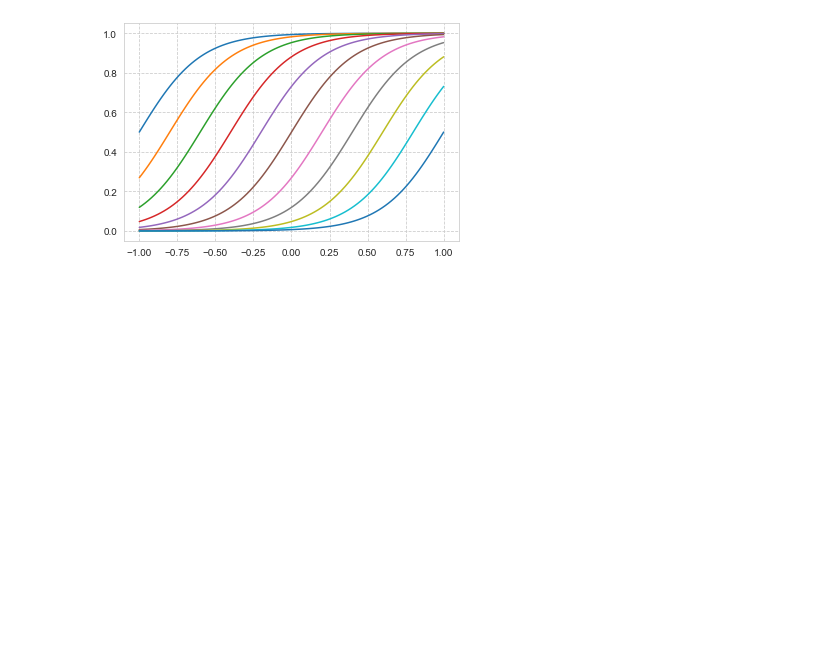
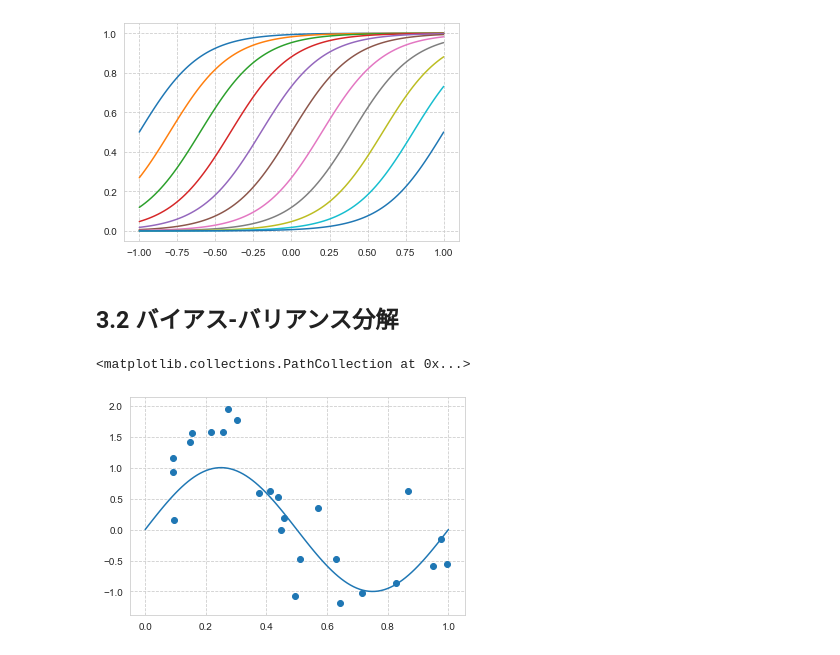
Before and after one commit to Asunaro276/PRML, a Jupyter notebook: lesson3.ipynb, the cells around one changed output. Cells and saved outputs as stored; diff of their text form; code cells hidden in the pictures; blank space fills up the shorter version.

```diff
--- a/lesson3.ipynb
+++ b/lesson3.ipynb
@@ -31,3 +32,18 @@ for mu in np.linspace(-1, 1, 11):
     plt.plot(x, y)
 # %% [output]
 [figure]
+# %% [markdown]
+## 3.2 バイアス-バリアンス分解
+# %%
+N = 25
+L = 100
+M = 25
+x_array= np.random.rand(L, N)
+t_array = sin(2*pi*x_array)+np.random.normal(0, 0.5, (L, N))
+x_r = np.linspace(0, 1, 100)
+t_r = sin(2*pi*x_r)
+plt.plot(x_r, t_r)
+plt.scatter(x_array[0, :], t_array[0, :])
+# %% [output]
+<matplotlib.collections.PathCollection at 0x...>
+[figure, added]
```
Also changed, not shown: parts of 9 cells of this notebook, 3 other files.
